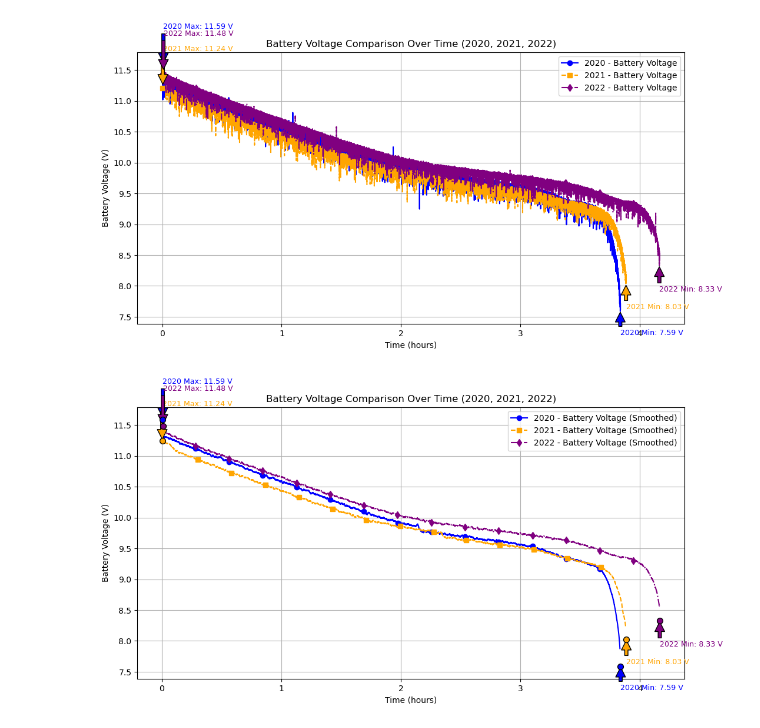
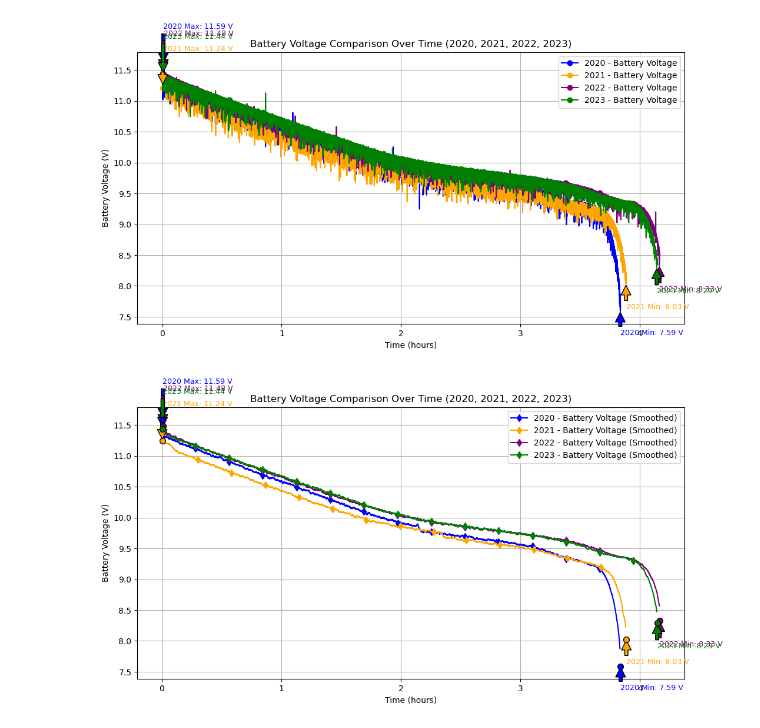
Before and after one commit to sxy-sun/mbot_logger, a Jupyter notebook: data/compare.ipynb, the cells around one changed output. Cells and saved outputs as stored; diff of their text form; code cells hidden in the pictures.

Commit message:
2023 data collected

```diff
--- a/data/compare.ipynb
+++ b/data/compare.ipynb
@@ -6,11 +6,12 @@ import matplotlib.pyplot as plt
 df2020 = pd.read_csv('mbot_battery_log_2020.csv')
 df2021 = pd.read_csv('mbot_battery_log_2021.csv')
 df2022 = pd.read_csv('mbot_battery_log_2022.csv')
+df2023 = pd.read_csv('mbot_battery_log_2023.csv')
 
 gap_threshold = 100  # Define the gap threshold
 
 # Store DataFrames in a list for easier looping
-dataframes = [df2020, df2021, df2022]
+dataframes = [df2020, df2021, df2022, df2023]
 
 # Adjust utime to start from 0 and check for gaps
 for df in dataframes:
@@ -24,41 +25,43 @@ for df in dataframes:
         df.loc[gap_index:, 'utime'] = df.loc[gap_index:, 'utime'] - df.loc[gap_index, 'utime'] + last_timestamp_before_gap
     else:
         print("No time gaps exceeding the threshold were found in one of the files.")
+
+# Add a new column for hours in each data frame
+df2020['hours'] = df2020['utime'] / 3600
+df2021['hours'] = df2021['utime'] / 3600
+df2022['hours'] = df2022['utime'] / 3600
+df2023['hours'] = df2023['utime'] / 3600
 # %%
-# Add a new column for hours in each data frame
-df2020['hours'] = df2020['utime'] / 3600
-df2021['hours'] = df2021['utime'] / 3600
-df2022['hours'] = df2022['utime'] / 3600
-
 # Set up a figure with subplots
 plt.figure(figsize=(12, 6))
 
 # Plot each CSV's battery voltage over time with appropriate labels
 plt.plot(df2020['hours'], df2020['battery_voltage'], label='2020 - Battery Voltage', color='blue', linestyle='-', marker='o', markevery=1000)
-plt.plot(df2021['hours'], df2021['battery_voltage'], label='2021 - Battery Voltage', color='orange', linestyle='--', marker='s', markevery=1000)
-plt.plot(df2022['hours'], df2022['battery_voltage'], label='2022 - Battery Voltage', color='purple', linestyle='-.', marker='d', markevery=1000)
+plt.plot(df2021['hours'], df2021['battery_voltage'], label='2021 - Battery Voltage', color='orange', linestyle='-', marker='o', markevery=1000)
+plt.plot(df2022['hours'], df2022['battery_voltage'], label='2022 - Battery Voltage', color='purple', linestyle='-', marker='o', markevery=1000)
+plt.plot(df2023['hours'], df2023['battery_voltage'], label='2023 - Battery Voltage', color='green', linestyle='-', marker='o', markevery=1000)
 
 # Mark the maximum and minimum values for each dataset
-for df, year, color in zip([df2020, df2021, df2022], ['2020', '2021', '2022'], ['blue', 'orange', 'purple']):
+for df, year, color in zip([df2020, df2021, df2022, df2023], ['2020', '2021', '2022', '2023'], ['blue', 'orange', 'purple', 'green']):
     max_voltage = df['battery_voltage'].max()
     min_voltage = df['battery_voltage'].min()
     plt.annotate(f'{year} Max: {max_voltage:.2f} V',
                  xy=(df['hours'][df['battery_voltage'].idxmax()], max_voltage),
                  xytext=(df['hours'][df['battery_voltage'].idxmax()], max_voltage * 1.05),
                  arrowprops=dict(facecolor=color, shrink=0.05), fontsize=9, color=color)
     plt.annotate(f'{year} Min: {min_voltage:.2f} V',
                  xy=(df['hours'][df['battery_voltage'].idxmin()], min_voltage),
                  xytext=(df['hours'][df['battery_voltage'].idxmin()], min_voltage * 0.95),
                  arrowprops=dict(facecolor=color, shrink=0.05), fontsize=9, color=color)
 
 # Customize the plot with labels, grid, and title
 plt.xlabel('Time (hours)')
 plt.ylabel('Battery Voltage (V)')
-plt.title('Battery Voltage Comparison Over Time (2020, 2021, 2022)')
+plt.title('Battery Voltage Comparison Over Time (2020, 2021, 2022, 2023)')
 plt.legend()
 plt.grid(True)
 
 # Show the plot
 plt.show()
 # %% [output]
-[figure, old version]
+[figure, new version]
@@ -70,14 +68,20 @@ for df in dataframes:
 # %%
+# Add a new column for hours and apply rolling average for smoother data
+for df in dataframes:
+    df['hours'] = df['utime'] / 3600
+    df['battery_voltage_smoothed'] = df['battery_voltage'].rolling(window=50, center=True).mean()  # Smooth with a 30-point rolling average
+
 # Set up the plot
 plt.figure(figsize=(12, 6))
 
 # Plot each CSV's smoothed battery voltage over time
-plt.plot(df2020['hours'], df2020['battery_voltage_smoothed'], label='2020 - Battery Voltage (Smoothed)', color='blue', linestyle='-', marker='o', markevery=1000)
-plt.plot(df2021['hours'], df2021['battery_voltage_smoothed'], label='2021 - Battery Voltage (Smoothed)', color='orange', linestyle='--', marker='s', markevery=1000)
-plt.plot(df2022['hours'], df2022['battery_voltage_smoothed'], label='2022 - Battery Voltage (Smoothed)', color='purple', linestyle='-.', marker='d', markevery=1000)
+plt.plot(df2020['hours'], df2020['battery_voltage_smoothed'], label='2020 - Battery Voltage (Smoothed)', color='blue', linestyle='-', marker='d', markevery=1000)
+plt.plot(df2021['hours'], df2021['battery_voltage_smoothed'], label='2021 - Battery Voltage (Smoothed)', color='orange', linestyle='-', marker='d', markevery=1000)
+plt.plot(df2022['hours'], df2022['battery_voltage_smoothed'], label='2022 - Battery Voltage (Smoothed)', color='purple', linestyle='-', marker='d', markevery=1000)
+plt.plot(df2023['hours'], df2023['battery_voltage_smoothed'], label='2023 - Battery Voltage (Smoothed)', color='green', linestyle='-', marker='d', markevery=1000)
 
 # Plot the actual max and min points from the original data for each year
-for df, year, color in zip([df2020, df2021, df2022], ['2020', '2021', '2022'], ['blue', 'orange', 'purple']):
+for df, year, color in zip([df2020, df2021, df2022, df2023], ['2020', '2021', '2022', '2023'], ['blue', 'orange', 'purple', 'green']):
     max_voltage = df['battery_voltage'].max()
     min_voltage = df['battery_voltage'].min()
     max_idx = df['battery_voltage'].idxmax()
@@ -100,11 +104,11 @@ for df, year, color in zip([df2020, df2021, df2022], ['2020', '2021', '2022'], [
 # Customize the plot with labels, grid, and title
 plt.xlabel('Time (hours)')
 plt.ylabel('Battery Voltage (V)')
-plt.title('Battery Voltage Comparison Over Time (2020, 2021, 2022)')
+plt.title('Battery Voltage Comparison Over Time (2020, 2021, 2022, 2023)')
 plt.legend()
 plt.grid(True)
 
 # Show the plot
 plt.show()
 # %% [output]
-[figure, old version]
+[figure, new version]
```
Also changed, not shown: parts of 1 cell of this notebook, 3 other files.
